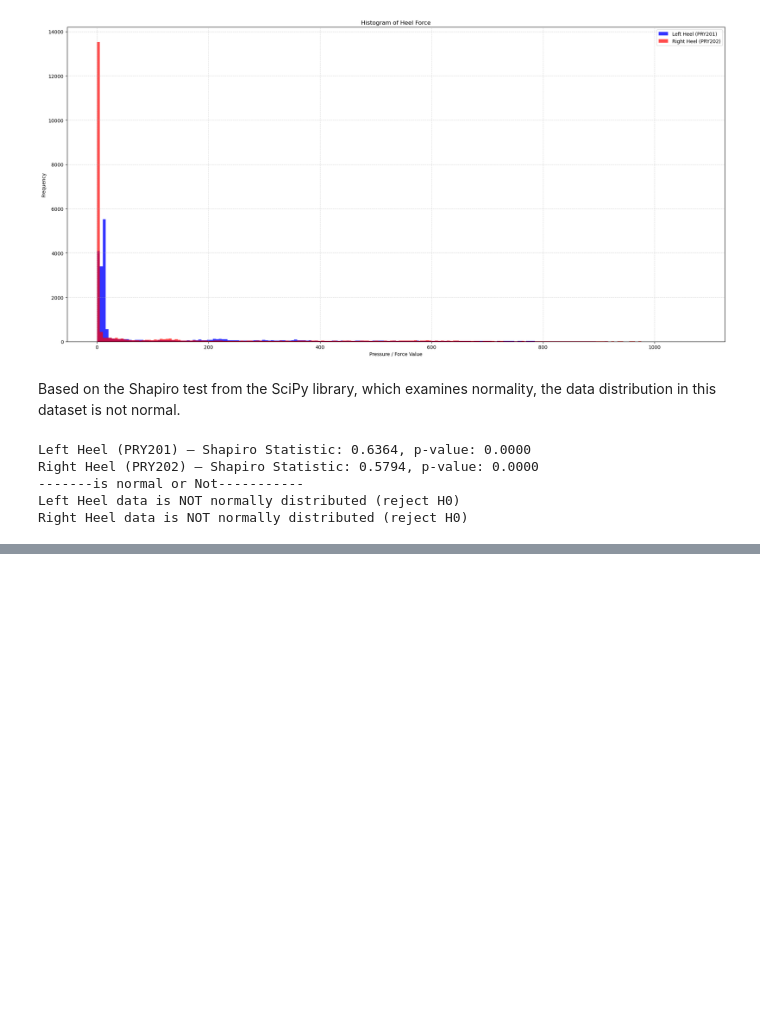
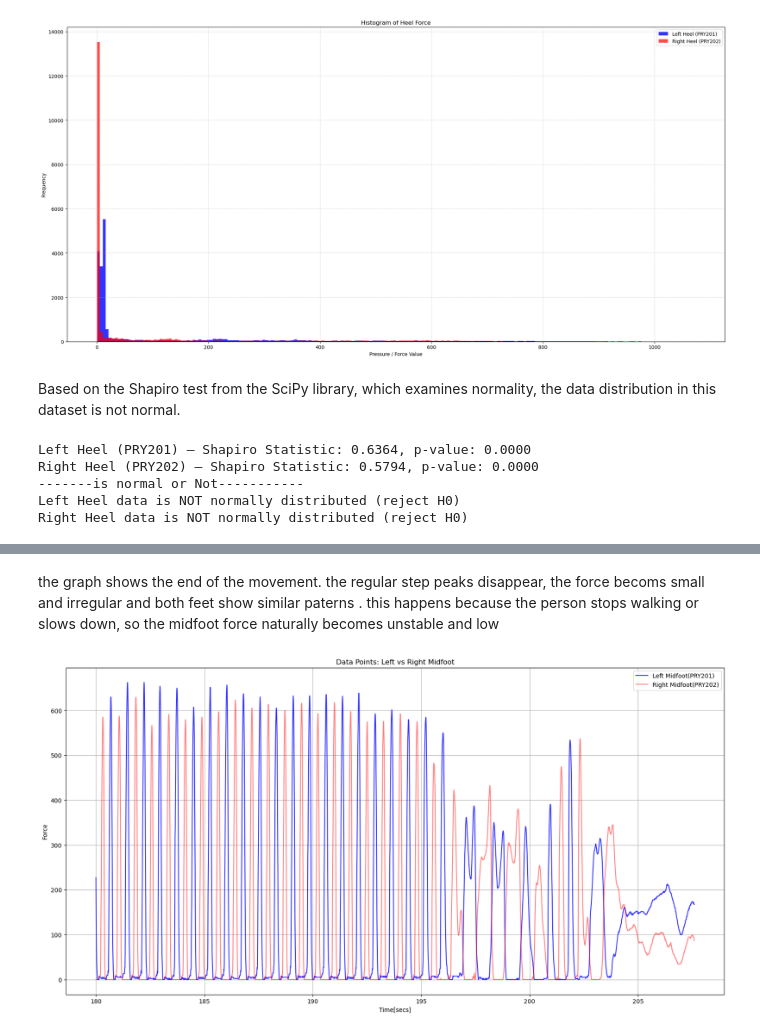
Before and after one commit to Fatemeh-aboulhassani/Movement-Analysis, a Jupyter notebook: notebooks/first analysis data.ipynb, the cells around one changed output, grey strips where cells are left out. Saved outputs shown, nothing was run; the diff lists cells and outputs as text; code cells hidden in the pictures; blank space fills up the shorter version.

```diff
--- a/notebooks/first analysis data.ipynb
+++ b/notebooks/first analysis data.ipynb
@@ -418,0 +449,21 @@ Right Heel data is NOT normally distributed (reject H0)
+# %% [markdown]
+the graph shows the end of the movement. the regular step peaks disappear, the force becoms small and irregular and both feet show similar paterns . this happens because the person stops walking or slows down, so the midfoot force naturally becomes unstable and low
+# %%
+df_end=loadsolASCII_25_11_11_09_38_11_074_Asphalt.iloc[18000:]
+plt.figure(figsize=(20,10))
+plt.plot(df_end['Time[secs]'],
+         df_end["PRY201_L_Midfoot"],
+         label="Left Midfoot(PRY201)", color="blue", alpha=0.8)
+
+plt.plot(df_end["Time[secs]"],
+         df_end["PRY202_R_Midfoot"],
+         label="Right Midfoot(PRY202)", color="red", alpha=0.5)
+
+plt.xlabel("Time[secs]")
+plt.ylabel("Force")
+plt.title("Data Points: Left vs Right Midfoot")
+plt.legend()
+plt.grid(True)
+plt.show()
+# %% [output]
+[figure, added]
```
Also changed, not shown: parts of 7 cells of this notebook.
